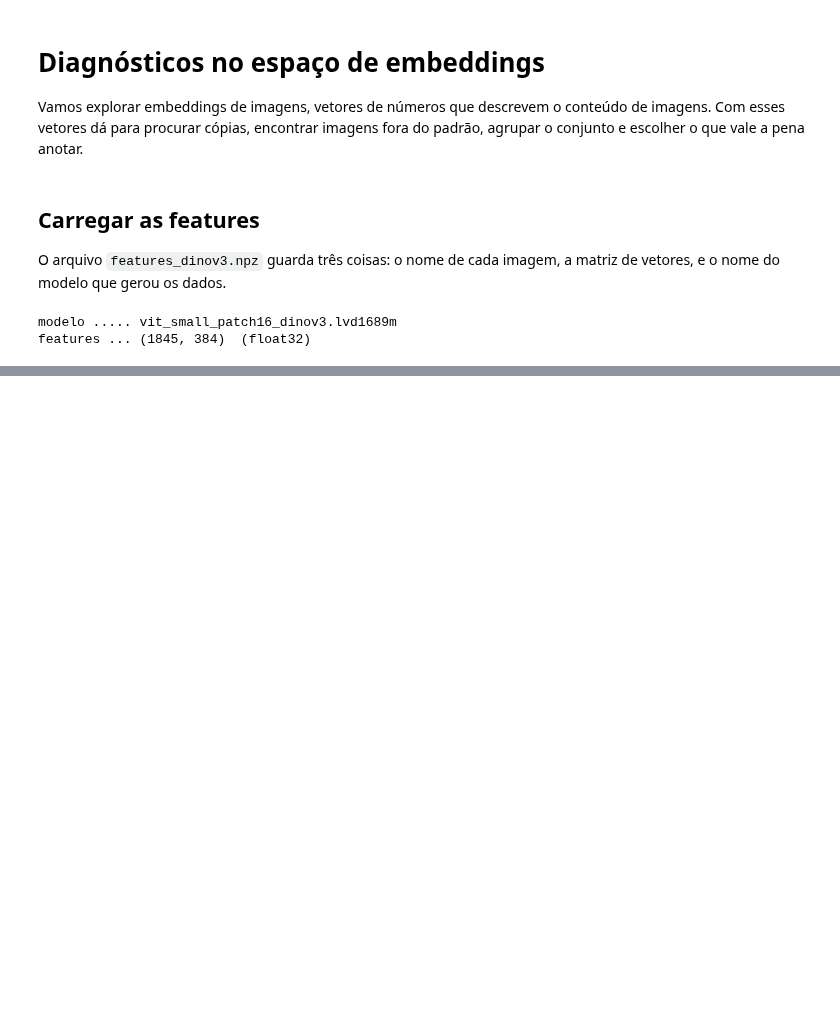
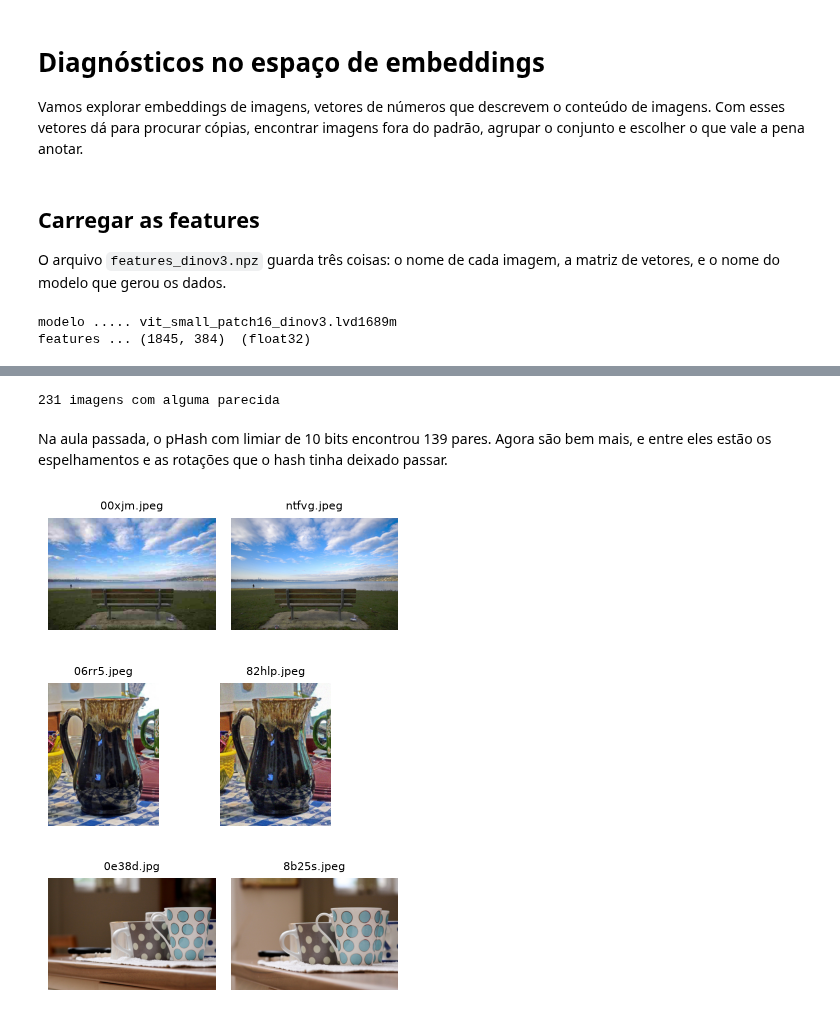
Before and after one commit to chcomin/curso-processamento-e-visualizacao-de-dados, a Jupyter notebook: M06_imagens/5_diagnosticos_em_embeddings.ipynb, the cells around one changed output, grey strips where cells are left out. Cells and saved outputs as stored; diff of their text form; code cells hidden in the pictures; blank space fills up the shorter version.

Commit message:
Aula de 15/10/26

```diff
--- a/M06_imagens/5_diagnosticos_em_embeddings.ipynb
+++ b/M06_imagens/5_diagnosticos_em_embeddings.ipynb
@@ -68,0 +122,42 @@ Notebook ainda não finalizado.
+# %%
+def find_semantic_duplicates(order, similarities, threshold=0.95):
+    """Para cada imagem, quais outras estão acima do limiar de similaridade."""
+    duplicates = {}
+    for index, neighbours in enumerate(order):
+        # Descartamos a própria imagem comparando o índice. Descartar a coluna 0 não
+        # funciona: quando existe uma cópia exata, as duas empatam em 1.0 e a ordem
+        # entre elas é arbitrária.
+        close = []
+        for other in neighbours:
+            if other != index and similarities[index, other] >= threshold:
+                close.append(other)
+        if close:
+            duplicates[index] = close
+    return duplicates
+
+
+duplicates = find_semantic_duplicates(order, similarities, threshold=0.95)
+
+print(f"{len(duplicates)} imagens com alguma parecida")
+# %% [output]
+231 imagens com alguma parecida
+# %% [markdown]
+Na aula passada, o pHash com limiar de 10 bits encontrou 139 pares. Agora são bem mais, e
+entre eles estão os espelhamentos e as rotações que o hash tinha deixado passar.
+# %%
+def show_similar(duplicates, image_names, n=3):
+    """Mostra imagens similares."""
+    show = list(duplicates.items())[:n]
+
+    for ref_idx, nei_idxs in show:
+        ref_name = image_names[ref_idx]
+        nei_names = [image_names[i] for i in nei_idxs]
+
+        names = [ref_name] + nei_names
+        show_grid(names, columns=len(names))
+
+show_similar(duplicates, image_names, n=3)
+# %% [output]
+[figure, added]
+[figure, added]
+[figure, added]
```
Also changed, not shown: parts of 30 cells of this notebook, 3 other files.
